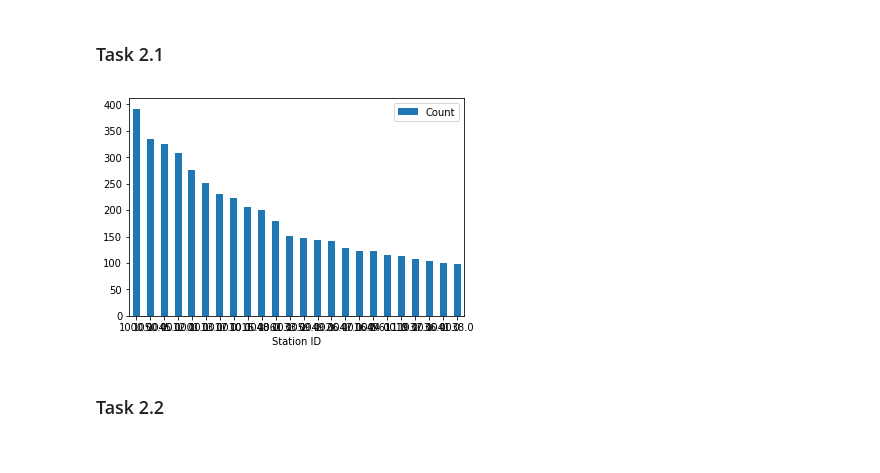
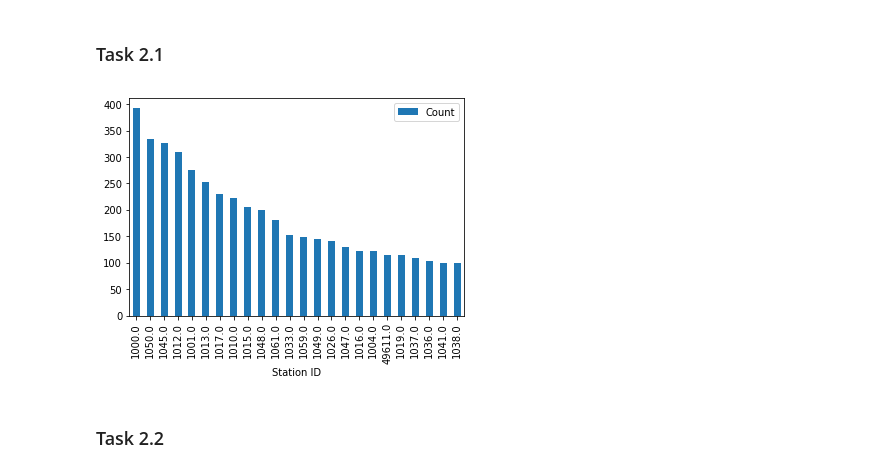
Before and after one commit to erichunzeker/HealthyRidePGH, a Jupyter notebook: bikeviz.ipynb, the cells around one changed output. Drawn from its saved outputs; the diff is of its cells as text; code cells hidden in the pictures.

```diff
--- a/bikeviz.ipynb
+++ b/bikeviz.ipynb
@@ -78,37 +78,37 @@ def convert(x):
 def getMonth(x):
     return x.month
 
-rebal = data[['Starttime', 'Bikeid', 'From station id', 'To station id']].copy()
-rebal = rebal.fillna(0)
-rebal['Starttime'] = rebal['Starttime'].apply(convert)
-rebal = rebal.sort_values(by=['Bikeid', 'Starttime'])
-rebal.head(20)
+# rebal = data[['Starttime', 'Bikeid', 'From station id', 'To station id']].copy()
+# rebal = rebal.fillna(0)
+# rebal['Starttime'] = rebal['Starttime'].apply(convert)
+# rebal = rebal.sort_values(by=['Bikeid', 'Starttime'])
+# rebal.head(20)
 
-# data['From Date'] = data['Starttime'].apply(getDate)
-# data['To Date'] = data['Stoptime'].apply(getDate)
+data['From Date'] = data['Starttime'].apply(getDate)
+data['To Date'] = data['Stoptime'].apply(getDate)
 
-# data_small = data[['From Date','From station id', 'Trip id', 'Bikeid', 'To station id', 'To Date']].copy()
+data_small = data[['From Date','From station id', 'Trip id', 'Bikeid', 'To station id', 'To Date']].copy()
 
-# from_data = data_small[['From Date','From station id']].copy()
-# from_data = from_data.copy()
-# to_data = data_small[['To Date', 'To station id']].copy()
-# to_data = to_data.copy()
+from_data = data_small[['From Date','From station id']].copy()
+from_data = from_data.copy()
+to_data = data_small[['To Date', 'To station id']].copy()
+to_data = to_data.copy()
 
 
-# from_data['Direction'] = 'fromCNT'
-# from_data.columns = ['Date','Station ID', 'Direction']
+from_data['Direction'] = 'fromCNT'
+from_data.columns = ['Date','Station ID', 'Direction']
 
-# to_data['Direction'] = 'toCNT'
-# to_data.columns = ['Date','Station ID', 'Direction']
+to_data['Direction'] = 'toCNT'
+to_data.columns = ['Date','Station ID', 'Direction']
 
 
-# seperated = from_data.append(to_data, ignore_index = True)
+seperated = from_data.append(to_data, ignore_index = True)
 
-# seperated = seperated.sort_values('Station ID')
+seperated = seperated.sort_values('Station ID')
 
-# cross = pd.crosstab(seperated["Date"], [seperated["Station ID"], seperated['Direction']],dropna=False, margins=False, colnames=['Station ID', 'Metric'])
-# cross = cross.sort_values('Date')
-# cross.head(20)
+cross = pd.crosstab(seperated["Date"], [seperated["Station ID"], seperated['Direction']],dropna=False, margins=False, colnames=['Station ID', 'Metric'])
+cross = cross.sort_values('Date')
+cross.head(20)
 # %% [output]
 |  | Starttime | Bikeid | From station id | To station id |
 | 8353 | 2019-07-03 09:52:00 | 20135 | 90097.0 | 90097.0 |
@@ -165,25 +165,25 @@ filter_stationID = 1046
 # %%
 from_month = data_small[['From Date','From station id']].copy()
 from_month = from_month.copy()
 
 
 from_month.columns = ['Date','Station ID']
 from_month = from_month.sort_values('Station ID')
 
 from_month['Date'] = from_month['Date'].apply(getMonth)
 # from_month = from_month.iloc[filter_month - 1: filter_month]
 from_month = from_month.loc[from_month['Date'] == filter_month]
 from_month = from_month['Station ID'].groupby([from_month['Station ID']]).count()
 from_month = from_month.sort_values(ascending=False)
 keys = from_month.keys()
 counts = from_month.tolist()
 # print(keys)
 # print(counts)
 
 df = pd.DataFrame({'Station ID':keys[0:24], 'Count':counts[0:24]})
-ax = df.plot.bar(x='Station ID', y='Count', rot=0)
+ax = df.plot.bar(x='Station ID', y='Count')
 # %% [output]
-[figure, old version]
+[figure, new version]
 # %% [markdown]
 ### Task 2.2
 # %% [markdown]
```
